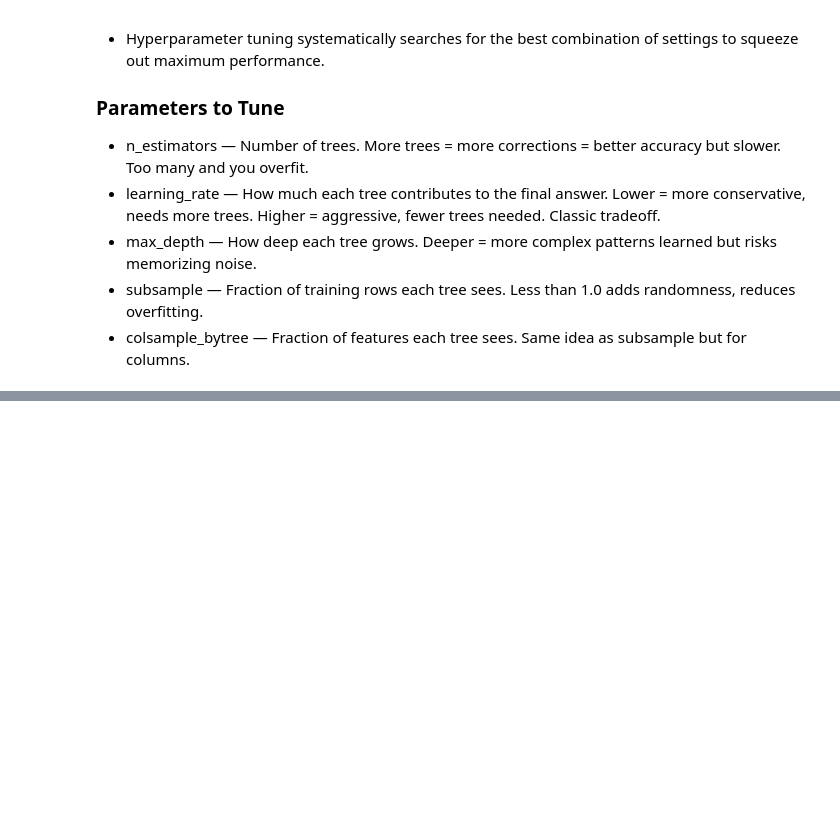
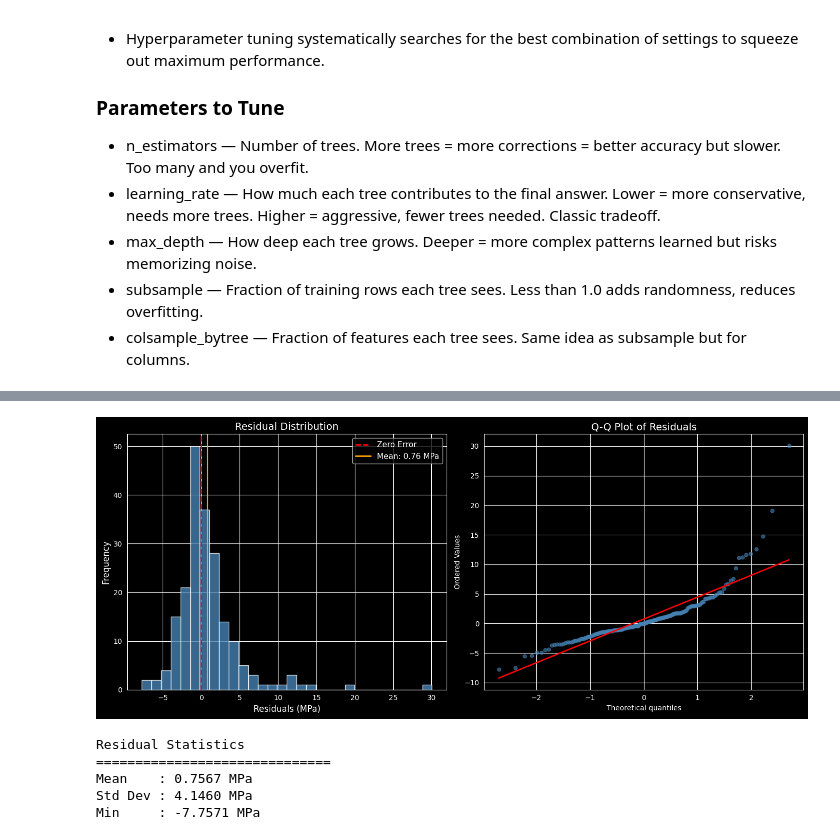
Before and after one commit to Darlene-13/concrete_strength_prediction, a Jupyter notebook: notebooks/03_preprocessing_and_modeling.ipynb, the cells around one changed output, grey strips where cells are left out. Saved outputs shown, nothing was run; the diff lists cells and outputs as text; code cells hidden in the pictures; blank space fills up the shorter version.

```diff
--- a/notebooks/03_preprocessing_and_modeling.ipynb
+++ b/notebooks/03_preprocessing_and_modeling.ipynb
@@ -572,0 +903,62 @@ Best CV RMSE: 16.4831 Mpa
+# %%
+# Residual distribution
+
+fig, axes = plt.subplots(1, 2, figsize=(14, 6))
+
+# Plot 1 — Histogram
+axes[0].hist(
+    residuals,
+    bins=30,
+    color='steelblue',
+    edgecolor='white',
+    alpha=0.8
+)
+axes[0].axvline(
+    x=0,
+    color='red',
+    linewidth=2,
+    linestyle='--',
+    label='Zero Error'
+)
+axes[0].axvline(
+    x=residuals.mean(),
+    color='orange',
+    linewidth=2,
+    linestyle='-',
+    label=f'Mean: {residuals.mean():.2f} MPa'
+)
+axes[0].set_xlabel('Residuals (MPa)', fontsize=12)
+axes[0].set_ylabel('Frequency', fontsize=12)
+axes[0].set_title('Residual Distribution', fontsize=14)
+axes[0].legend(fontsize=11)
+
+# Plot 2 — Q-Q Plot
+stats.probplot(residuals, dist='norm', plot=axes[1])
+axes[1].set_title('Q-Q Plot of Residuals', fontsize=14)
+axes[1].get_lines()[0].set(
+    color='steelblue',
+    markersize=5,
+    alpha=0.6
+)
+axes[1].get_lines()[1].set(
+    color='red',
+    linewidth=2
+)
+
+plt.tight_layout()
+plt.savefig('../reports/figures/residual_distribution.png', dpi=150)
+plt.show()
+
+# Print residual statistics
+print("Residual Statistics")
+print("=" * 30)
+print(f"Mean    : {residuals.mean():.4f} MPa")
+print(f"Std Dev : {residuals.std():.4f} MPa")
+print(f"Min     : {residuals.min():.4f} MPa")
+# %% [output]
+[figure, added]
+Residual Statistics
+==============================
+Mean    : 0.7567 MPa
+Std Dev : 4.1460 MPa
+Min     : -7.7571 MPa
```
Also changed, not shown: parts of 19 cells of this notebook.
